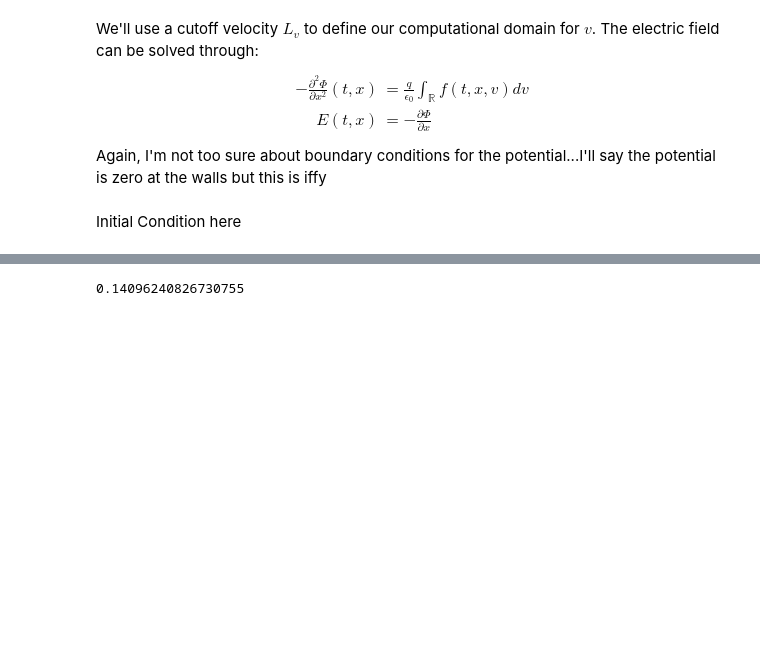
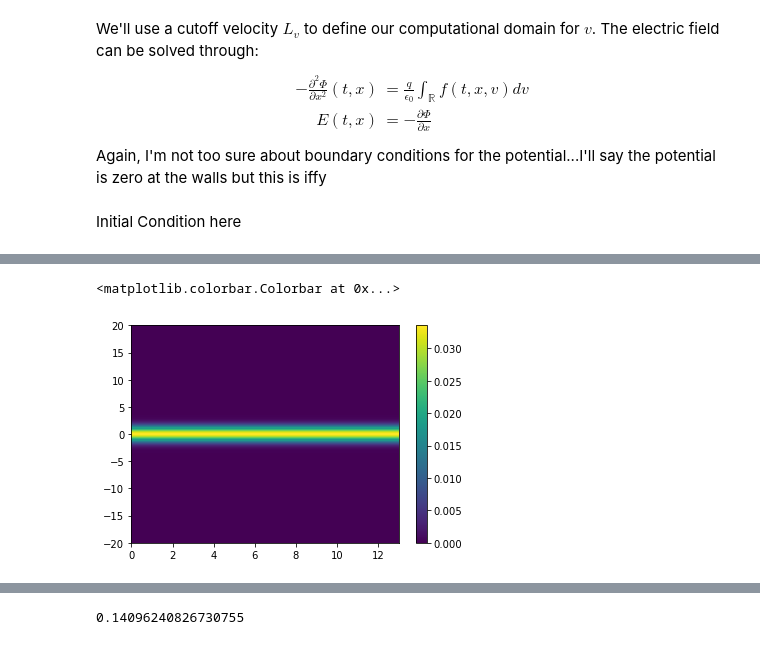
Before and after one commit to sentz2/Vlasov, a Jupyter notebook: Code/FD_Vlasov/Vlasov_with_DG.ipynb, the cells around one changed output, grey strips where cells are left out. Saved outputs shown, nothing was run; the diff lists cells and outputs as text; code cells hidden in the pictures; blank space fills up the shorter version.

```diff
--- a/Code/FD_Vlasov/Vlasov_with_DG.ipynb
+++ b/Code/FD_Vlasov/Vlasov_with_DG.ipynb
@@ -119,0 +169,6 @@ print(2*x[1])
+# %%
+plt.pcolor(X,V,U)
+plt.colorbar()
+# %% [output]
+<matplotlib.colorbar.Colorbar at 0x...>
+[figure, added]
```
Also changed, not shown: parts of 16 cells of this notebook.
